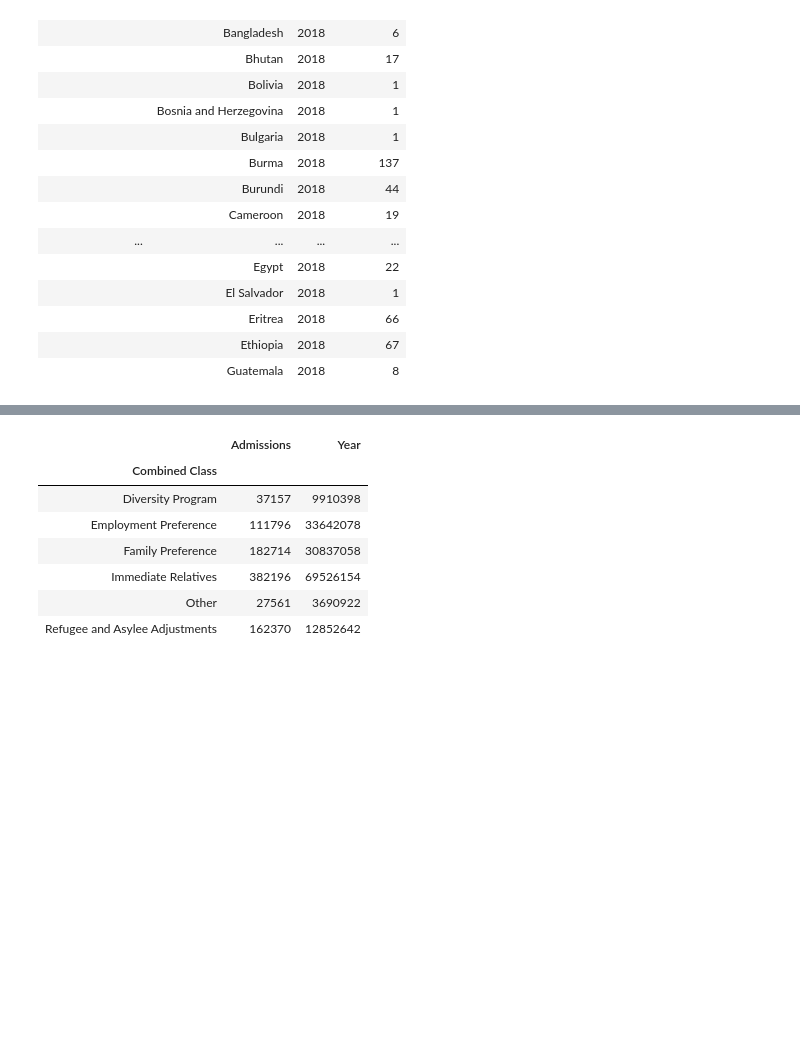
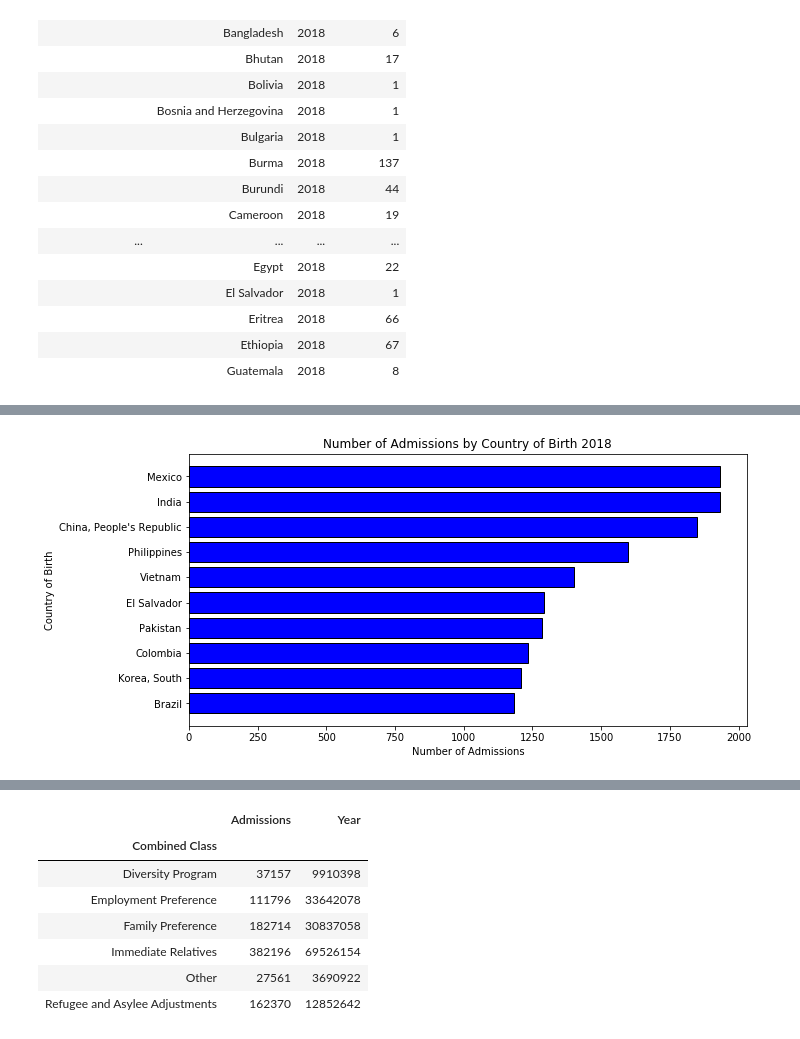
Before and after one commit to knitterpam/LPR_Location_Analysis, a Jupyter notebook: notebooks/capstone_EDA.ipynb, the cells around one changed output, grey strips where cells are left out. Saved outputs shown, nothing was run; the diff lists cells and outputs as text; code cells hidden in the pictures; blank space fills up the shorter version.

```diff
--- a/notebooks/capstone_EDA.ipynb
+++ b/notebooks/capstone_EDA.ipynb
@@ -292,0 +355,4 @@ lpr_2018['continent'].value_counts()
+# %%
+top_10_by_country_2018 = lpr_2018.groupby('Country of Birth').sum().sort_values(by = 'Admissions',
+                                                                                ascending=False).reset_index().head(10)
+top_10_by_country_2018
@@ -292,0 +371,10 @@ lpr_2018['continent'].value_counts()
+# %%
+plt.figure(figsize = (10, 5))
+plt.barh('Country of Birth', 'Admissions', data=top_10_by_country_2018, color = 'blue', edgecolor = 'black')
+plt.gca().invert_yaxis()
+plt.xlabel('Number of Admissions')
+plt.ylabel('Country of Birth')
+plt.title('Number of Admissions by Country of Birth 2018');
+plt.show()
+# %% [output]
+[figure, added]
```
Also changed, not shown: parts of 39 cells of this notebook, 6 other files.
